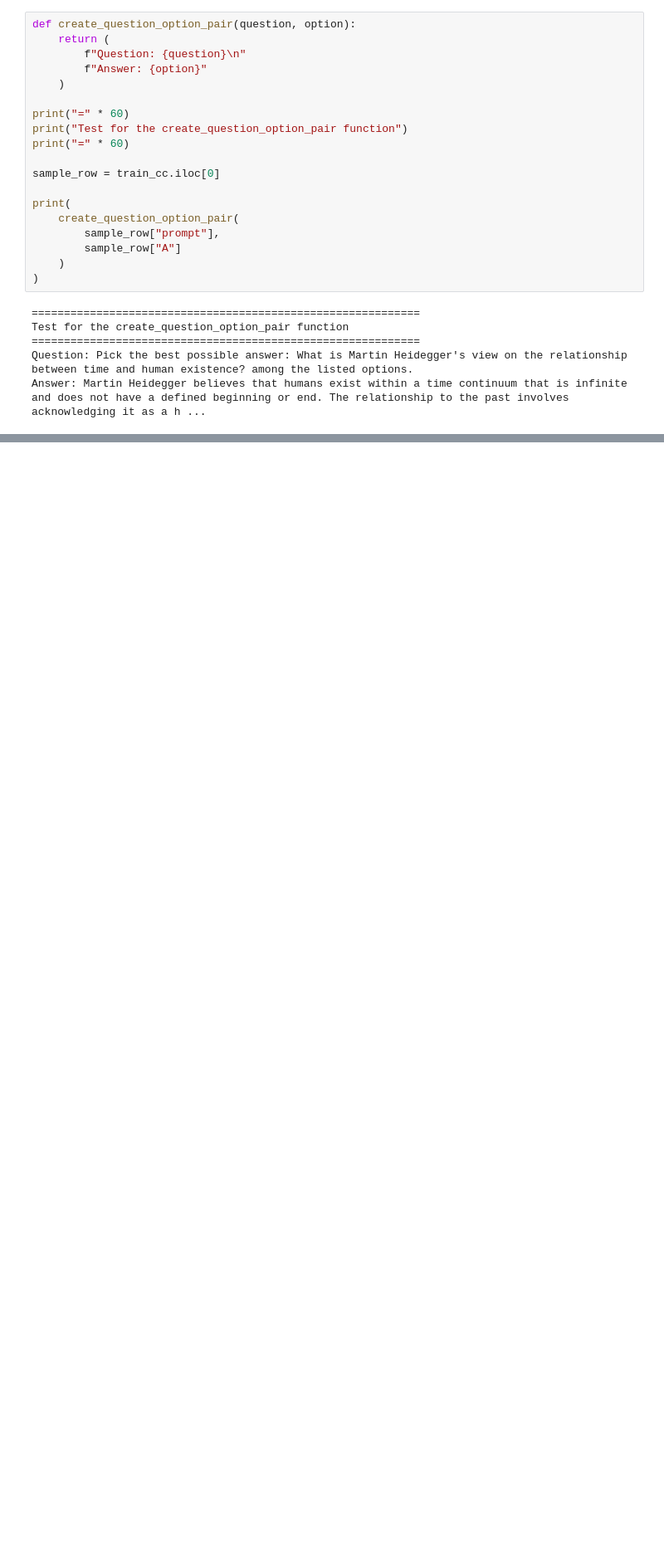
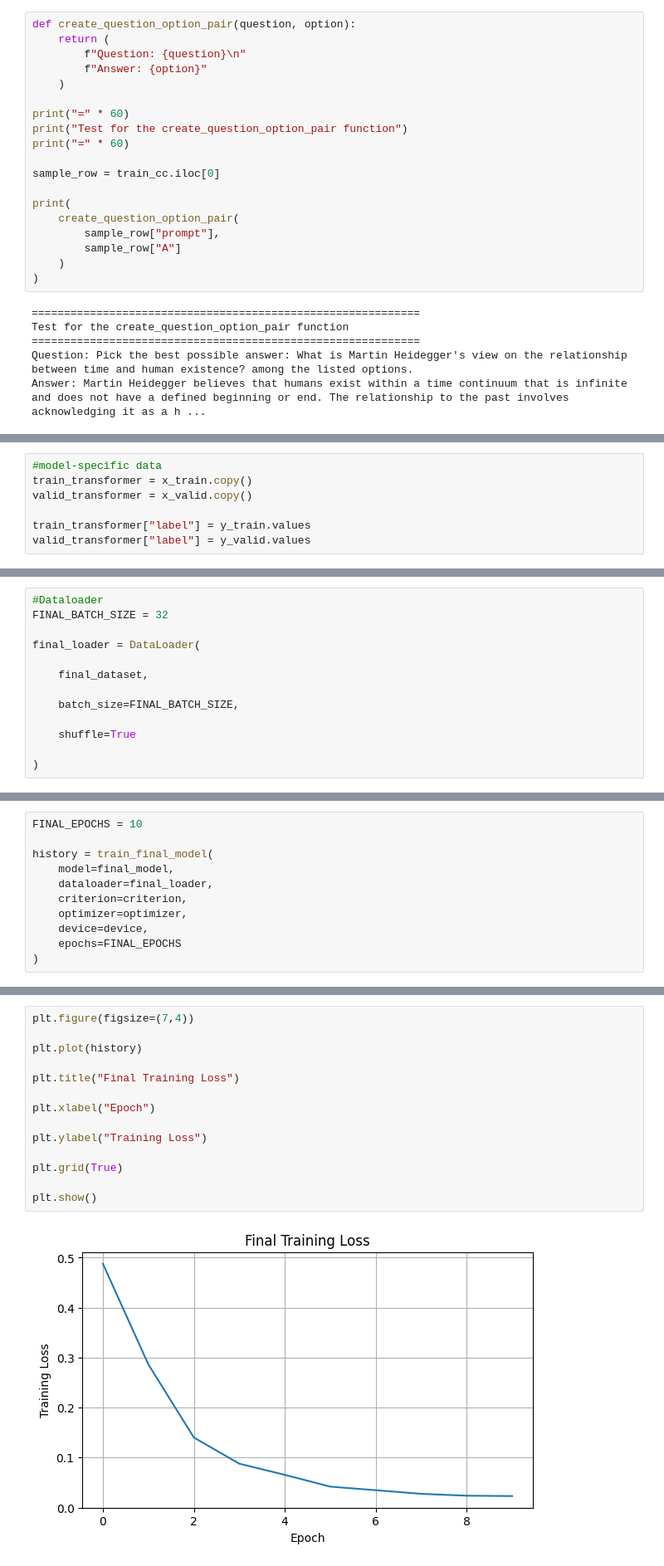
Before and after one commit to 24f3004946/DL-GenAI-t22026, a Jupyter notebook: notebooks/DL-24f3004946-notebook-t22026.ipynb, the cells around one changed output, grey strips where cells are left out. Shown at 83% size. Cells and saved outputs as stored; diff of their text form; blank space fills up the shorter version.

```diff
--- a/notebooks/DL-24f3004946-notebook-t22026.ipynb
+++ b/notebooks/DL-24f3004946-notebook-t22026.ipynb
@@ -520,0 +1838,7 @@ Answer: Martin Heidegger believes that humans exist within a time continuum that
+# %%
+#model-specific data
+train_transformer = x_train.copy()
+valid_transformer = x_valid.copy()
+
+train_transformer["label"] = y_train.values
+valid_transformer["label"] = y_valid.values
@@ -520,0 +2436,13 @@ Answer: Martin Heidegger believes that humans exist within a time continuum that
+# %%
+#Dataloader
+FINAL_BATCH_SIZE = 32
+
+final_loader = DataLoader(
+
+    final_dataset,
+
+    batch_size=FINAL_BATCH_SIZE,
+
+    shuffle=True
+
+)
@@ -520,0 +2566,11 @@ Answer: Martin Heidegger believes that humans exist within a time continuum that
+# %%
+FINAL_EPOCHS = 10
+
+history = train_final_model(
+    model=final_model,
+    dataloader=final_loader,
+    criterion=criterion,
+    optimizer=optimizer,
+    device=device,
+    epochs=FINAL_EPOCHS
+)
@@ -520,0 +2614,16 @@ Answer: Martin Heidegger believes that humans exist within a time continuum that
+# %%
+plt.figure(figsize=(7,4))
+
+plt.plot(history)
+
+plt.title("Final Training Loss")
+
+plt.xlabel("Epoch")
+
+plt.ylabel("Training Loss")
+
+plt.grid(True)
+
+plt.show()
+# %% [output]
+[figure, added]
```
Also changed, not shown: parts of 112 cells of this notebook.
